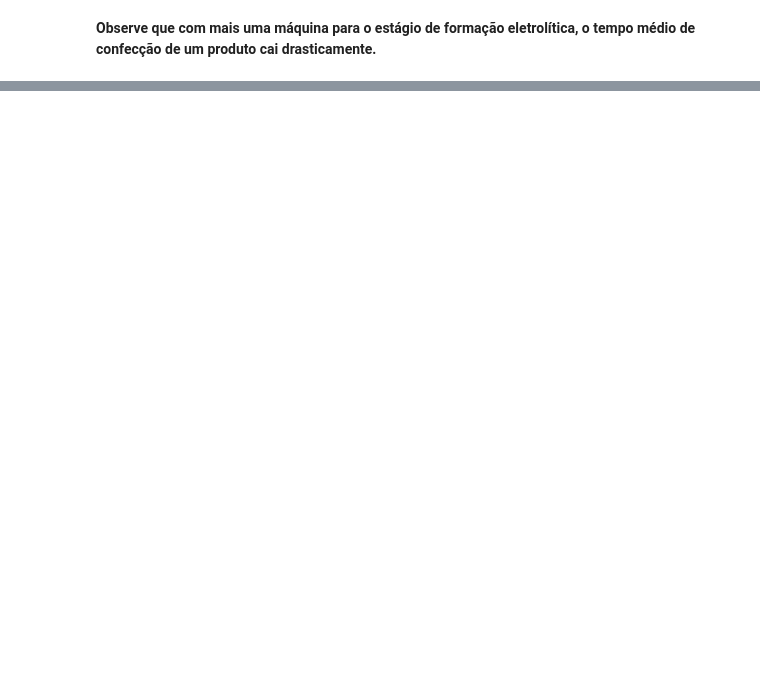
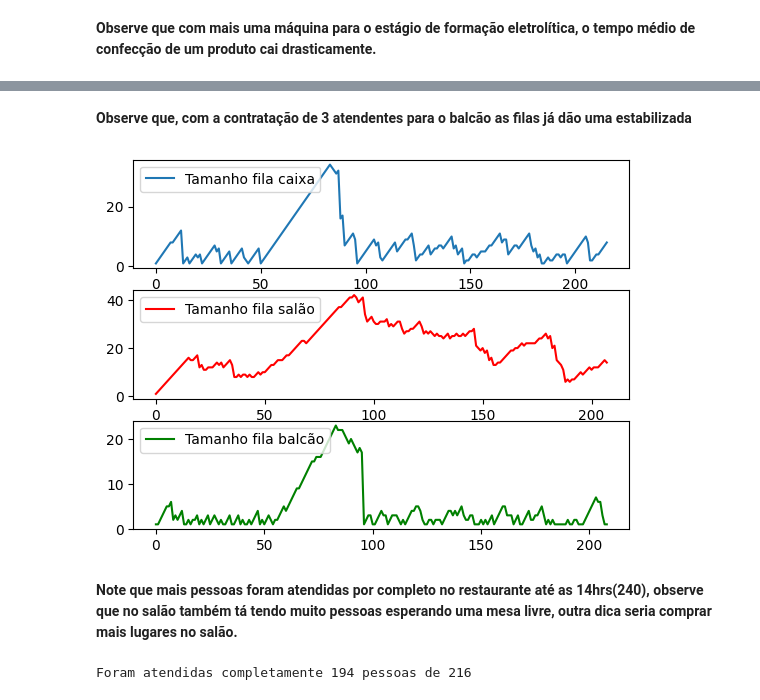
Before and after one commit to Davioliveira1305/Simulacao-Estocastica, a Jupyter notebook: Lista4_Simulação_Estocástica.ipynb, the cells around one changed output, grey strips where cells are left out. Saved outputs shown, nothing was run; the diff lists cells and outputs as text; code cells hidden in the pictures; blank space fills up the shorter version.

```diff
--- a/Lista4_Simulação_Estocástica.ipynb
+++ b/Lista4_Simulação_Estocástica.ipynb
@@ -248,0 +557,23 @@ Em média um produto leva 30.98237111533791 horas para ser confeccionado.
+# %% [markdown]
+**Observe que, com a contratação de 3 atendentes para o balcão as filas já dão uma estabilizada**
+# %%
+import matplotlib.pyplot as plt
+fig, aux = plt.subplots(nrows = 3)
+eixo_x_c = [i for i in range(len(restau.vetor_fila_caixa))]
+aux[0].plot(eixo_x_c, restau.vetor_fila_caixa, label = 'Tamanho fila caixa')
+aux[0].legend(loc = 'upper left')
+eixo_x_s = [i for i in range(len(restau.vetor_fila_salao))]
+aux[1].plot(eixo_x_s, restau.vetor_fila_salao, c = 'r', label = 'Tamanho fila salão')
+aux[1].legend(loc = 'upper left')
+eixo_x_b = [i for i in range(len(restau.vetor_fila_balcao))]
+aux[2].plot(eixo_x_b, restau.vetor_fila_balcao, c = 'g', label = 'Tamanho fila balcão')
+aux[2].legend(loc = 'upper left')
+plt.show()
+# %% [output]
+[figure, added]
+# %% [markdown]
+**Note que mais pessoas foram atendidas por completo no restaurante até as 14hrs(240), observe que no salão também tá tendo muito pessoas esperando uma mesa livre, outra dica seria comprar mais lugares no salão.**
+# %%
+print(f'Foram atendidas completamente {restau.saidas} pessoas de {restau.chegadas}')
+# %% [output]
+Foram atendidas completamente 194 pessoas de 216
```
Also changed, not shown: parts of 12 cells of this notebook.
